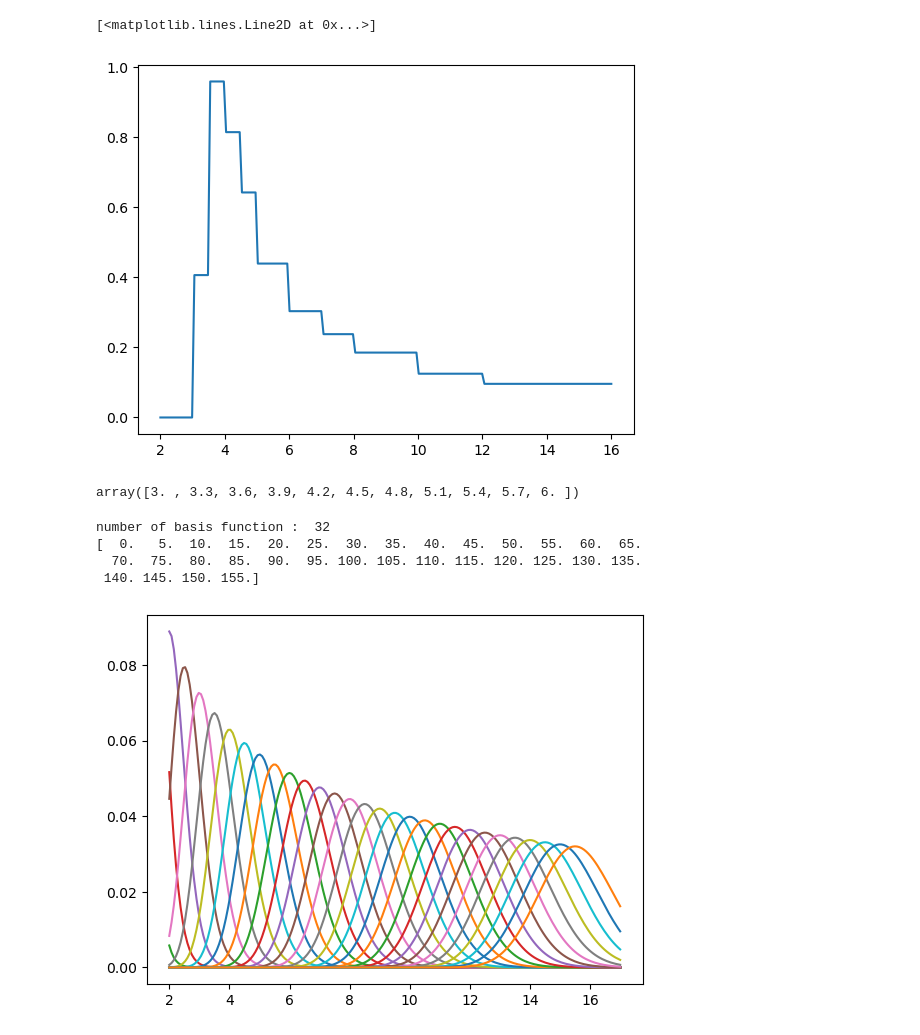
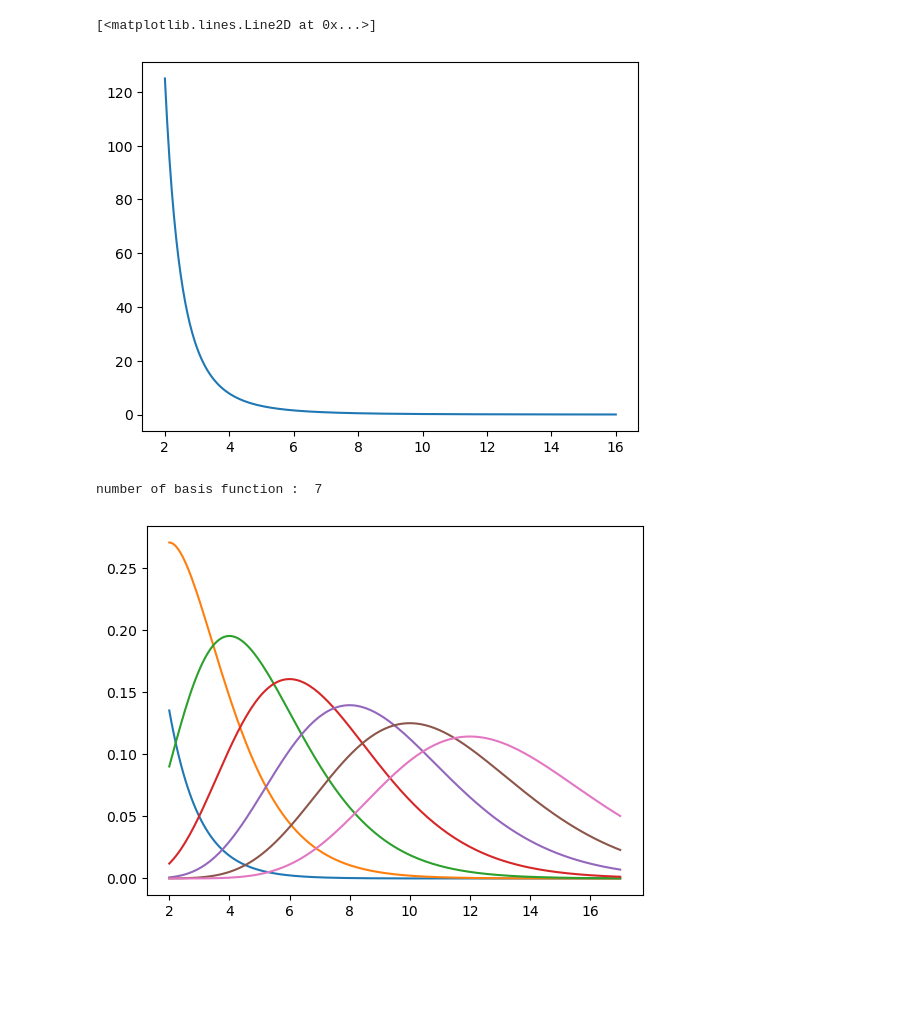
Before and after one commit to jhem272/sfiabp_py, a Jupyter notebook: script_scalarprod1d.ipynb, the cells around one changed output. Cells and saved outputs as stored; diff of their text form; code cells hidden in the pictures; blank space fills up the shorter version.

```diff
--- a/script_scalarprod1d.ipynb
+++ b/script_scalarprod1d.ipynb
@@ -12,30 +11,19 @@ from scipy.special import factorial
 # from math import factorial
 # %%
 #### 1d function to infer ####
-
-PathSabpFile = '/media/sf_PostDoc_Gulliver/SFI/depot_v19/exp_poncet/sfi_pinv/S_Trigo_Run1_5kHz_10Vpp_1_Strato_pinv_Step_Order_2_4000f.pkl'
-with open( PathSabpFile, 'rb' ) as inp:
-    Sabp = dill.load(inp)
-Sabp['lff'] = base2ptrigo.InitListFunc(Sabp['Order'], Sabp['FuncRad'], Sabp['VectorRad'],Sabp['cof2p'][0])[0]
 
 def JanusFunc(x):
     y = 2000/(x**4)
     return y
 
-# lfun = lambda r : Sabp['lff'][2](r,4.97,4.63)
-lfun = lambda r : Sabp['lff'][1](r,5.27,4.25)
-# lfun = JanusFunc
+lfun = JanusFunc
 
 xtest = np.linspace(2,16,200)
 plt.figure()
 plt.plot(xtest,lfun(xtest))
 # %% [output]
 [<matplotlib.lines.Line2D at 0x...>]
-[figure, old version]
+[figure, new version]
-# %%
-np.linspace(3,6,11)
-# %% [output]
-array([3. , 3.3, 3.6, 3.9, 4.2, 4.5, 4.8, 5.1, 5.4, 5.7, 6. ])
 # %%
 #### 1d basis function ####
 
@@ -47,52 +35,38 @@ def Gauss(b,v) :
     xf = lambda x : np.exp(-0.5*((x-b)/v)**2)
     return xf
 
 def Step(c,w):
     xf = lambda x : 1*(x>=(c-w))*(x<(c+w))
     return xf
 
 def PolyExp(k,r0) :
     return lambda x: (x/r0)**k*np.exp(-x/r0)/factorial(k)
 
 def Inv(k) :
     return lambda x: 1/x**k
 
-# VectorRad = np.linspace(3,6,11)
-# VectorDiff = np.diff(VectorRad)
-# VectorDiff = np.hstack((VectorDiff,[VectorDiff[-1]]))
-# Base = []
-# Base = [ Gauss(VectorRad[i],1*VectorDiff[i]) for i in range(len(VectorRad)) ]
 
-VectorRad = ( 0.1, np.arange(0,16,0.5) )
-Wid = VectorRad[0]
-Center = VectorRad[1]
-VectorK = Center / Wid
-Base = [ base2ptrigo.PolyExpBig(k,Wid) for k in VectorK.astype(int) ]
-
+# VectorRad = ( 0.1, np.arange(0,16,0.5) )
+# Wid = VectorRad[0]
+# Center = VectorRad[1]
+# VectorK = Center / Wid
+# Base = [ base2ptrigo.PolyExpBig(k,Wid) for k in VectorK.astype(int) ]
 # Base = [ Gauss(b,1) for b in [4.5,5.5,6.5,7.5] ]
 # Base = [ Poly(n) for n in [-2,-1,0] ]
 # Base = [ PolyExpShift(k,1,5) for k in np.arange(0,13,1) ]
-# Base = [ PolyExp(k,2) for k in [0,1,2,3,4,5,6] ]
+Base = [ PolyExp(k,1) for k in [0,2,4,6,8,10,12] ]
 # Base = [ PolyExp(k,0.1) for k in np.array([30,35,40,45,50,55,60]) ]
 # Base = [ PolyExp(k,1) for k in np.array([3,4,5,6,7]) ]
 # Base = [ PolyExp(k,0.5) for k in np.array([ 6, 7, 8, 9, 10, 11, 12, 13]) ]
 # Base = [ PolyExp(n,1) for n in np.arange(0,12,2) ]
 # Base = [ Inv(k) for k in [0,1,2,3,4,5,6] ]
-# pix = 1
-# Base = [ Gauss(b,pix) for b in np.linspace(0,12,int(12/pix)+1,endpoint=12)]
-#Base = [ PolyExp(k,1) for k in [0,1,2,3,4,5,6,8,10,12,14,16] ]
-#Base = [ FourierCos(0,10,k) for k in range(20) ]
 
 xtest = np.linspace(2,17,200)
 plt.figure()
 for i in range(len(Base)):
     plt.plot(xtest,Base[i](xtest))
 
 print('number of basis function : ', len(Base))
-print(VectorK)
 # %% [output]
-number of basis function :  32
-[  0.   5.  10.  15.  20.  25.  30.  35.  40.  45.  50.  55.  60.  65.
-  70.  75.  80.  85.  90.  95. 100. 105. 110. 115. 120. 125. 130. 135.
- 140. 145. 150. 155.]
+number of basis function :  7
-[figure, old version]
+[figure, new version]
```
Also changed, not shown: parts of 4 cells of this notebook, 19 other files.
